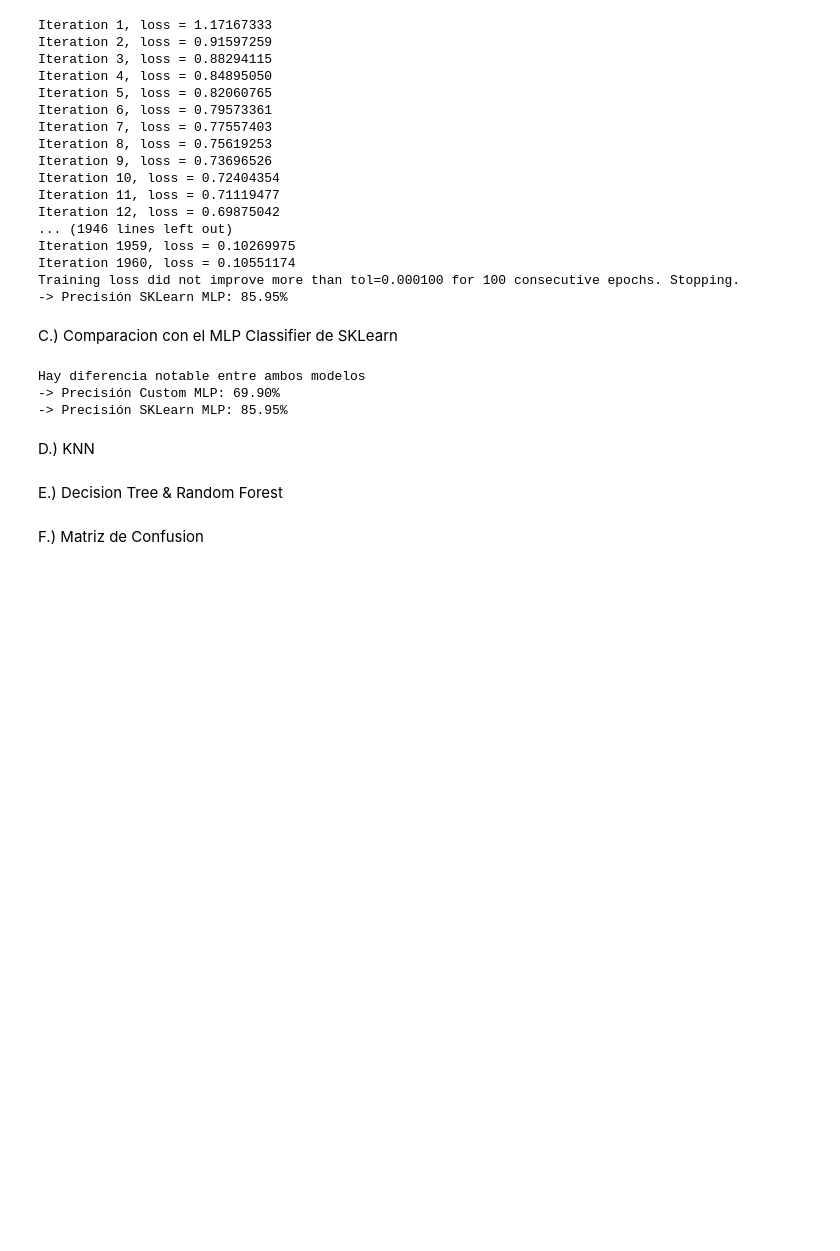
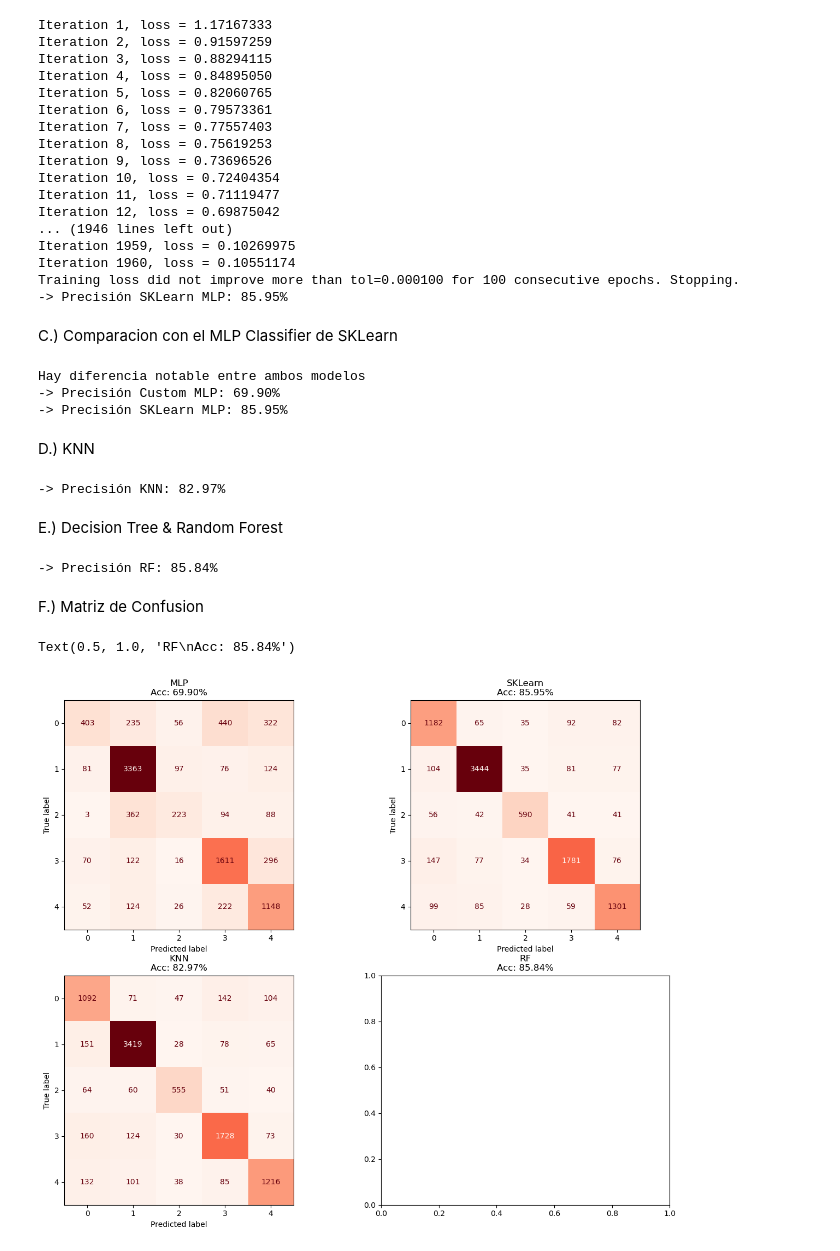
Before and after one commit to ineprimo/AAMD, a Jupyter notebook: Practica5/Practica5Enuncuado/models.ipynb, the cells around one changed output. Drawn from its saved outputs; the diff is of its cells as text; code cells hidden in the pictures; blank space fills up the shorter version.

```diff
--- a/Practica5/Practica5Enuncuado/models.ipynb
+++ b/Practica5/Practica5Enuncuado/models.ipynb
@@ -144,12 +149,50 @@ Hay diferencia notable entre ambos modelos
 # %% [markdown]
 D.) KNN
 # %%
-# TODO
+# Ns si aqui tiene q estar labeled o no???
+
+knn = KNeighborsClassifier(n_neighbors=5)
+knn.fit(X_train, y_train_lbl)
+y_pred_knn = knn.predict(X_test)
+acc_knn = accuracy_score(y_test_lbl, y_pred_knn)
+
+print(f"-> Precisión KNN: {acc_knn * 100:.2f}%")
+# %% [output]
+-> Precisión KNN: 82.97%
 # %% [markdown]
 E.) Decision Tree & Random Forest
 # %%
-# TODO
+# Ns si aqui tiene q estar labeled o no???
+
+# Esto peta
+#dt = DecisionTreeClassifier(max_depth=10, random_state=42)
+#dt.fit(X_train, y_test_lbl)
+#y_pred_dt = dt.predict(X_test)
+#acc_dt = accuracy_score(y_test_lbl, y_pred_dt)
+
+#print(f"-> Precisión DT: {acc_dt * 100:.2f}%")
+
+rf = RandomForestClassifier(n_estimators=100, max_depth=15, random_state=42)
+rf.fit(X_train, y_train_lbl)
+y_pred_rf = rf.predict(X_test)
+acc_rf = accuracy_score(y_test_lbl, y_pred_rf)
+
+print(f"-> Precisión RF: {acc_rf * 100:.2f}%")
+# %% [output]
+-> Precisión RF: 85.84%
 # %% [markdown]
 F.) Matriz de Confusion
 # %%
-# TODO
+fig, axes = plt.subplots(2, 2, figsize=(15, 12))
+axes = axes.flatten()
+ConfusionMatrixDisplay.from_predictions(y_test_lbl, y_pred_custom, ax=axes[0], cmap="Reds", colorbar=False)
+axes[0].set_title(f"MLP\nAcc: {acc_custom * 100:.2f}%")
+ConfusionMatrixDisplay.from_predictions(y_test_lbl, y_pred_sklearn, ax=axes[1], cmap="Reds", colorbar=False)
+axes[1].set_title(f"SKLearn\nAcc: {acc_sklearn * 100:.2f}%")
+ConfusionMatrixDisplay.from_predictions(y_test_lbl, y_pred_knn, ax=axes[2], cmap="Reds", colorbar=False)
+axes[2].set_title(f"KNN\nAcc: {acc_knn * 100:.2f}%")
+#ConfusionMatrixDisplay.from_predictions(y_test_lbl, y_pred_rf, ax=axes[3], cmap="Reds", colorbar=False) Esto peta
+axes[3].set_title(f"RF\nAcc: {acc_rf * 100:.2f}%")
+# %% [output]
+Text(0.5, 1.0, 'RF\nAcc: 85.84%')
+[figure, added]
```
Also changed, not shown: parts of 1 cell of this notebook.
